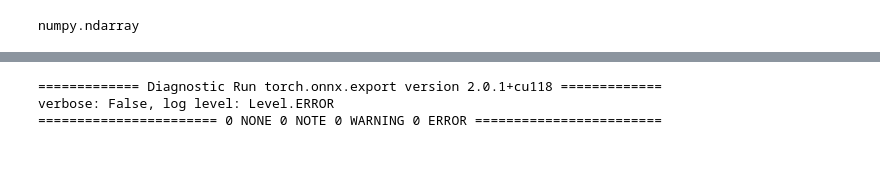
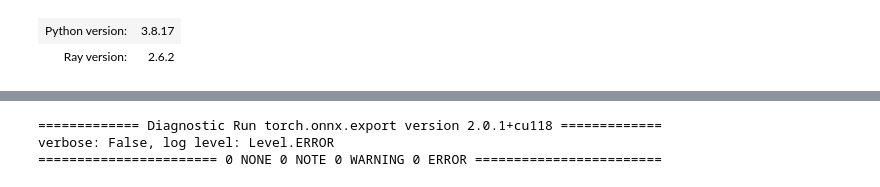
Before and after one commit to napnel/rl-mini-app, a Jupyter notebook: othello_env.ipynb, the cells around one changed output, grey strips where cells are left out. Drawn from its saved outputs; the diff is of its cells as text; code cells hidden in the pictures; blank space fills up the shorter version.

```diff
--- a/othello_env.ipynb
+++ b/othello_env.ipynb
@@ -17,0 +17,3 @@ from rl.envs.othello import OthelloEnv
+# %%
+ray.init(include_dashboard=False)
+# %% [output]
@@ -18,8 +21,4 @@ from rl.envs.othello import OthelloEnv
+| Python version: | 3.8.17 |
+| Ray version: | 2.6.2 |
 # %%
 register_env("othello", lambda _: OthelloEnv({}))
-# %%
-import gymnasium as gym
-action = gym.spaces.Box(-1, 1, shape=(1, 1), dtype=np.float32).sample()
-type(action)
-# %% [output]
-numpy.ndarray
```
Also changed, not shown: parts of 11 cells of this notebook, 2 other files.
